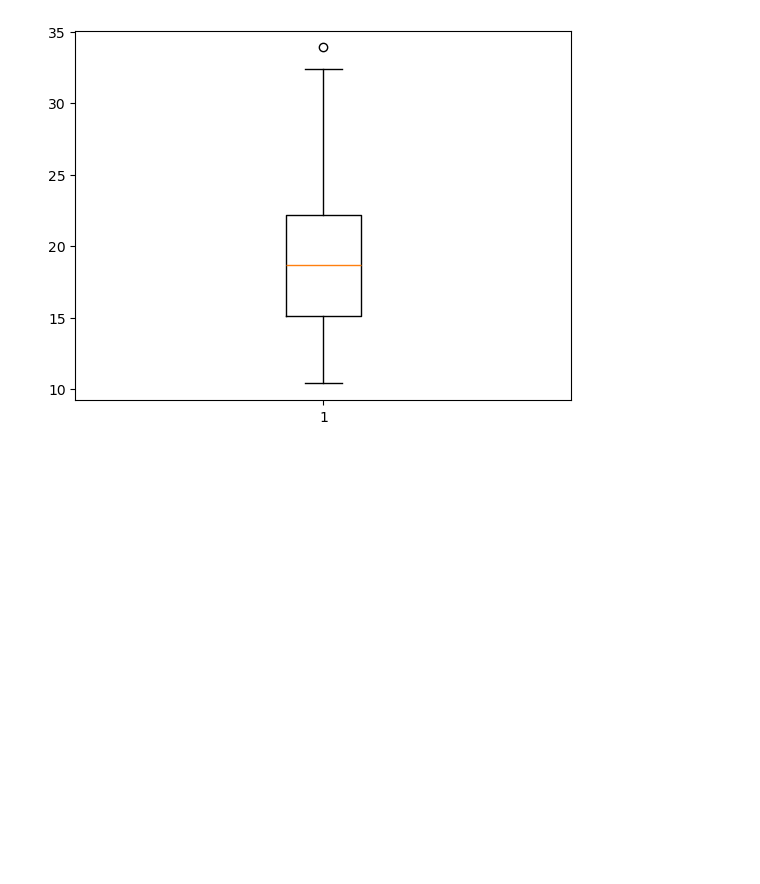
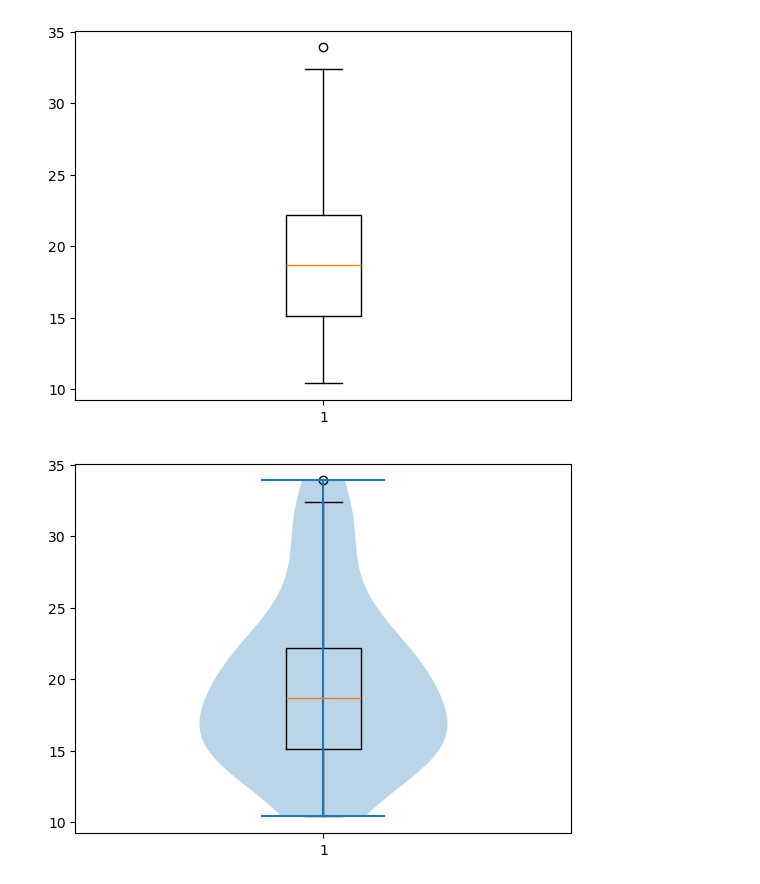
Before and after one commit to chirag-khandekar/cars-data-analysis, a Jupyter notebook: EDA-MT-Cars.ipynb, the cells around one changed output. Saved outputs shown, nothing was run; the diff lists cells and outputs as text; code cells hidden in the pictures; blank space fills up the shorter version.

```diff
--- a/EDA-MT-Cars.ipynb
+++ b/EDA-MT-Cars.ipynb
@@ -213,3 +213,9 @@ plt.boxplot(cars.mpg_high)
 plt.show()
 # %% [output]
 [figure]
+# %%
+plt.boxplot(cars.mpg_high)
+plt.violinplot(cars.mpg_high)
+plt.show()
+# %% [output]
+[figure, added]
```
Also changed, not shown: parts of 6 cells of this notebook.
